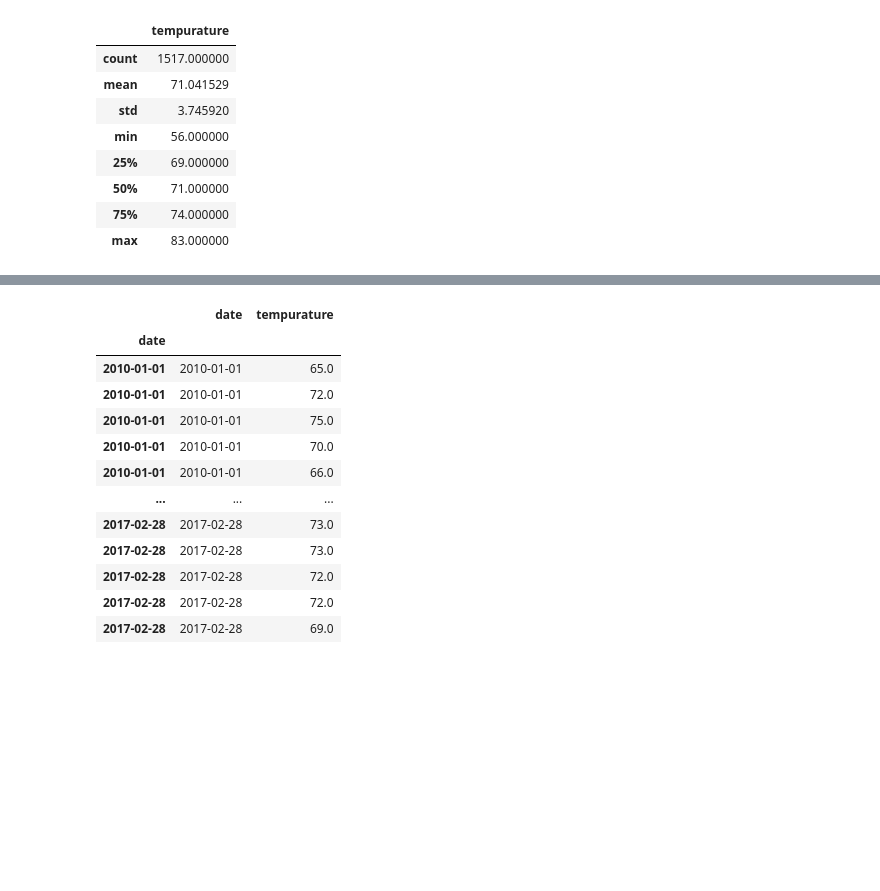
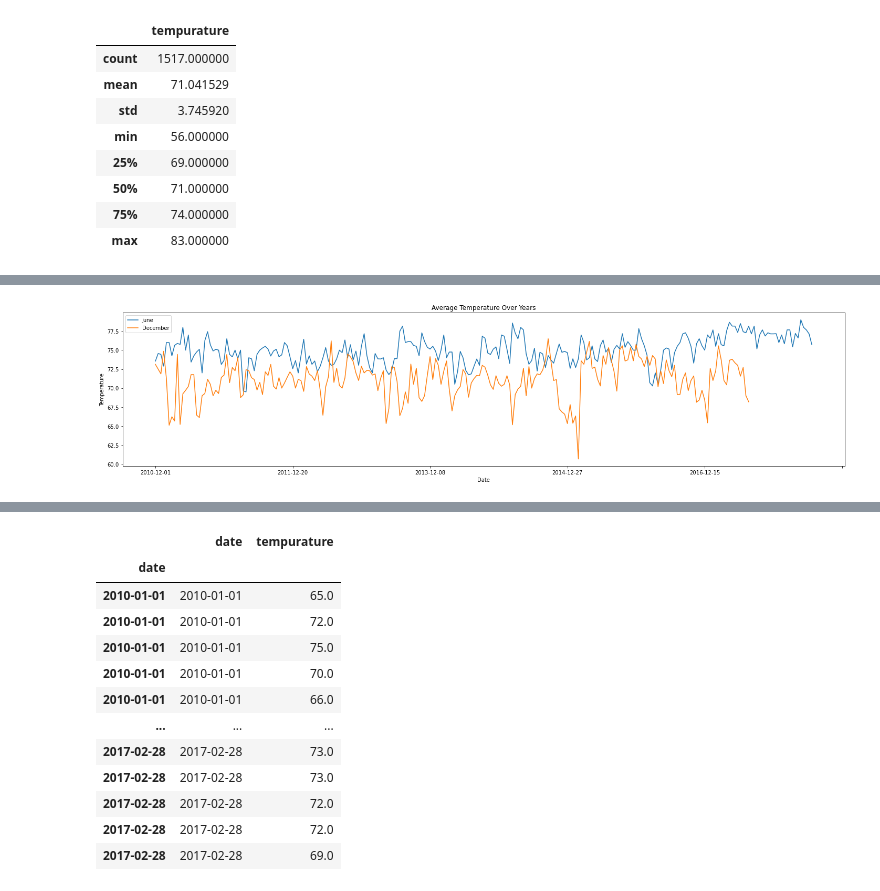
Before and after one commit to arosas17/surfs_up, a Jupyter notebook: SurfsUp_Challenge.ipynb, the cells around one changed output, grey strips where cells are left out. Saved outputs shown, nothing was run; the diff lists cells and outputs as text; code cells hidden in the pictures; blank space fills up the shorter version.

```diff
--- a/SurfsUp_Challenge.ipynb
+++ b/SurfsUp_Challenge.ipynb
@@ -158,0 +222,32 @@ dec_summary
+# %%
+june_temp = []
+june_temp =  session.query(Measurement.date, Measurement.tobs).\
+    filter(extract('month', Measurement.date)==6)
+
+dec_temp = []
+dec_temp =  session.query(Measurement.date, Measurement.tobs).\
+    filter(extract('month', Measurement.date)==12)
+# %%
+june_temp_df = pd.DataFrame(june_temp, columns=['date', 'temperature'])
+june_temp_df = june_temp_df.sort_index()
+june_temp_df = june_temp_df.reset_index()
+
+dec_temp_df = pd.DataFrame(dec_temp, columns=['date', 'temperature'])
+dec_temp_df = dec_temp_df.sort_index()
+dec_temp_dff = dec_temp_df.reset_index()
+# %%
+june_temp_df = june_temp_df.groupby(["date"]).mean()['temperature']
+
+dec_temp_df = dec_temp_df.groupby(["date"]).mean()['temperature']
+# %%
+june_temp_df.plot(figsize=(20, 5))
+dec_temp_df.plot()
+plt.legend(Months)
+plt.xlabel("Date")
+plt.ylabel("Temperature")
+plt.title('Average Temperature Over Years')
+
+plt.tight_layout()
+plt.savefig("images/ave_temp_june_vs_dec.png")
+# %% [output]
+[figure, added]
```
Also changed, not shown: parts of 10 cells of this notebook.
